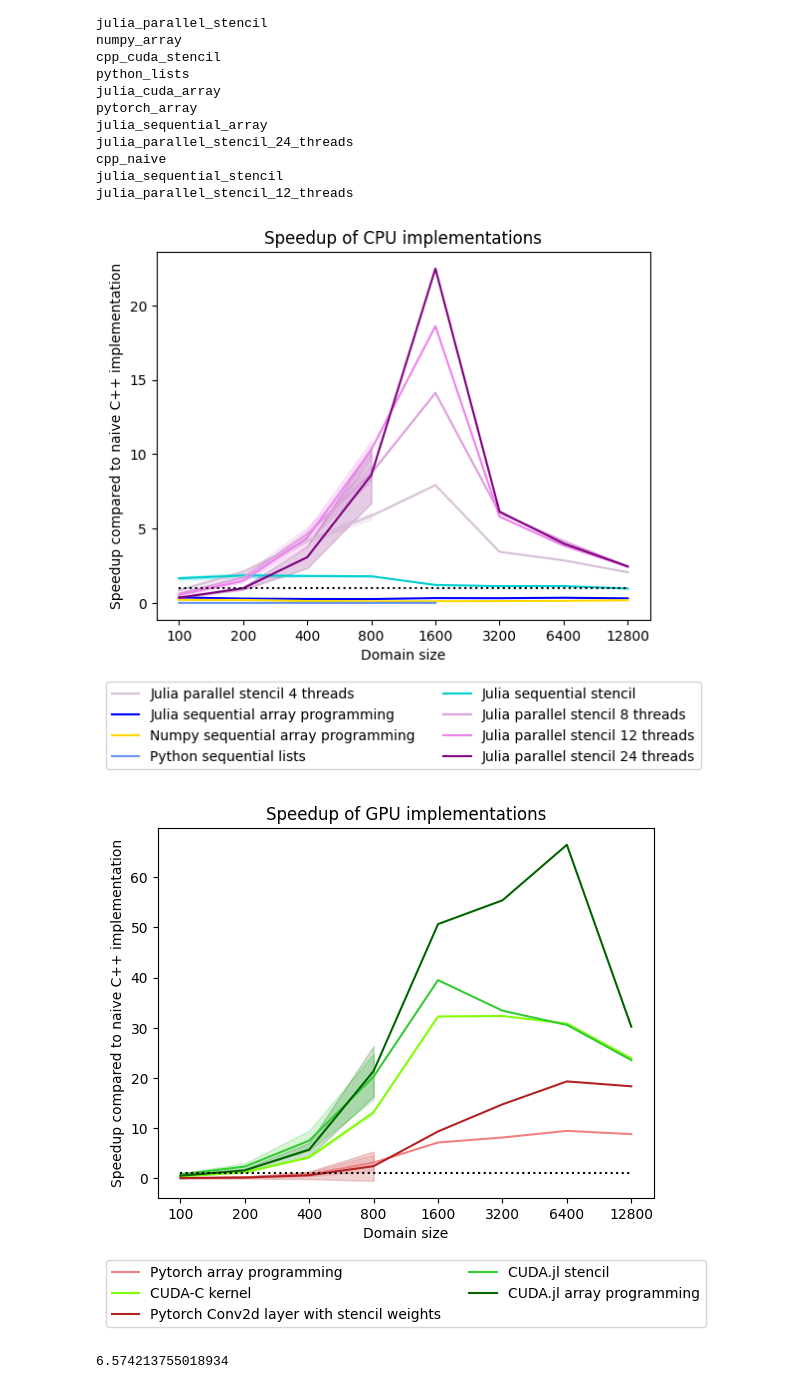
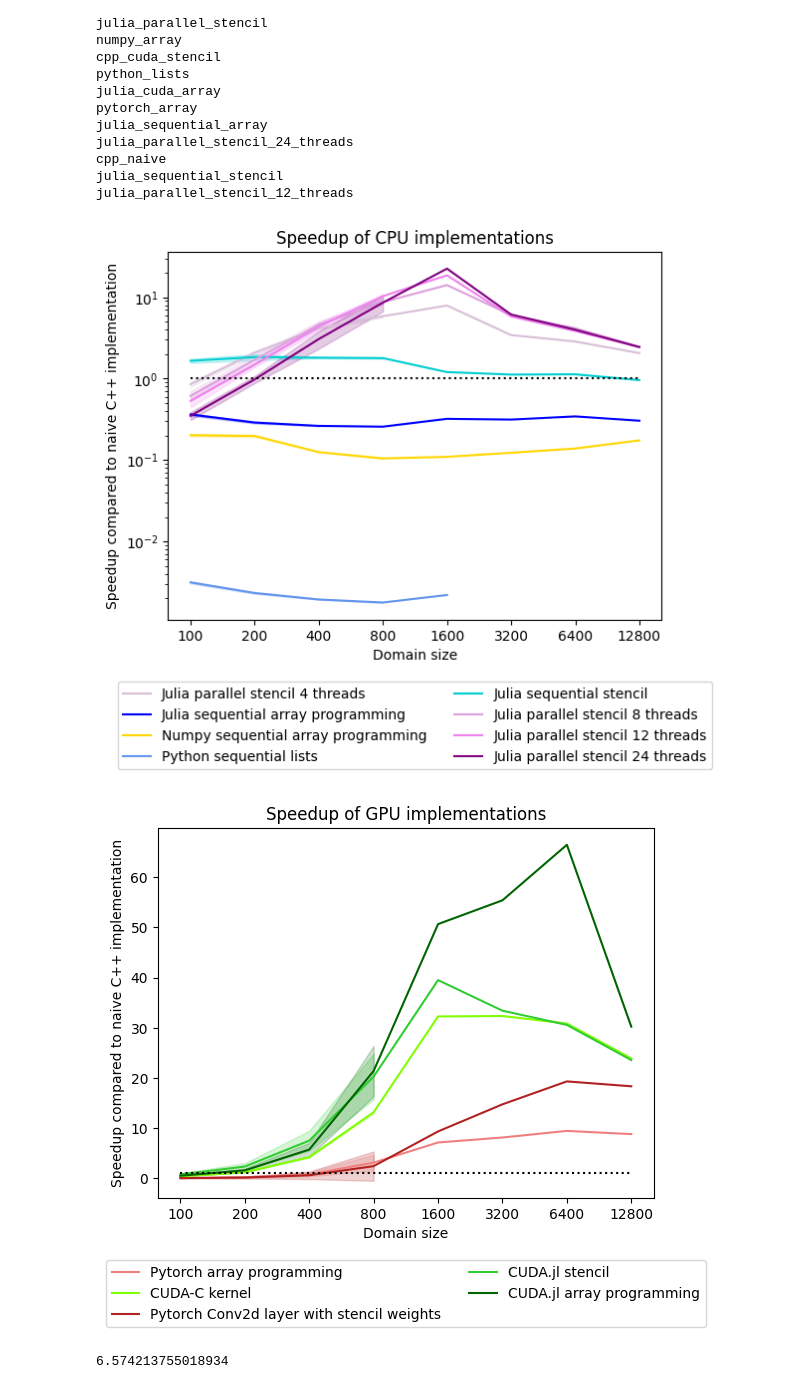
Before and after one commit to peteole/julia-2d-heat-equation, a Jupyter notebook: plotting_daniel.ipynb, the cells around one changed output. Drawn from its saved outputs; the diff is of its cells as text; code cells hidden in the pictures.

```diff
--- a/plotting_daniel.ipynb
+++ b/plotting_daniel.ipynb
@@ -112,35 +112,35 @@ def plot_implementations(implementations, data_dict, category="mean_speedup"):
     max_x = 0
     max_y = 0
 
     for implementation in implementations:
         data = data_dict[implementation][category]
         space = np.linspace(1, data.size, data.size)
         plt.plot(space, data, label=implementations_dict[implementation]["label"], color=implementations_dict[implementation]["color"])
         plt.fill_between(space, data - data_dict[implementation]["std_speedup"], data + data_dict[implementation]["std_speedup"], alpha=0.2, color=implementations_dict[implementation]["color"])
         max_x = np.max([max_x, space.size])
         max_y = np.max([max_y, np.max(data)])
 
     plt.xticks(np.linspace(1, 8, 8), grid_sizes)
     plt.xlabel("Domain size")
     plt.ylabel("Speedup compared to naive C++ implementation")
     plt.legend(bbox_to_anchor=(0.5, -0.15), loc='upper center', ncol=2)
     plt.plot([1, max_x], [1, 1], c="black", linestyle="dotted")
 
 cpu_implementations = ["julia_parallel_stencil", "julia_sequential_array", "numpy_array", "python_lists", "julia_sequential_stencil", "julia_parallel_stencil_8_threads", "julia_parallel_stencil_12_threads", "julia_parallel_stencil_24_threads"]
 gpu_implementations = ["pytorch_array", "cpp_cuda_stencil", "pytorch_conv", "julia_cuda_stencil", "julia_cuda_array"]
 
 plt.title("Speedup of CPU implementations")
 plot_implementations(cpu_implementations, implementations_dict)
-#plt.yscale("log")
+plt.yscale("log")
 plt.savefig("figures/speedup_cpu_implementations.pdf",bbox_inches='tight')
 plt.show()
 
 plt.title("Speedup of GPU implementations")
 plot_implementations(gpu_implementations, implementations_dict)
 plt.savefig("figures/speedup_gpu_implementations.pdf",bbox_inches='tight')
 plt.show()
 # %% [output]
-[figure, old version]
+[figure, new version]
 [figure]
 # %%
 data24 = implementations_dict["julia_parallel_stencil_24_threads"]
```
Also changed, not shown: 2 other files.
